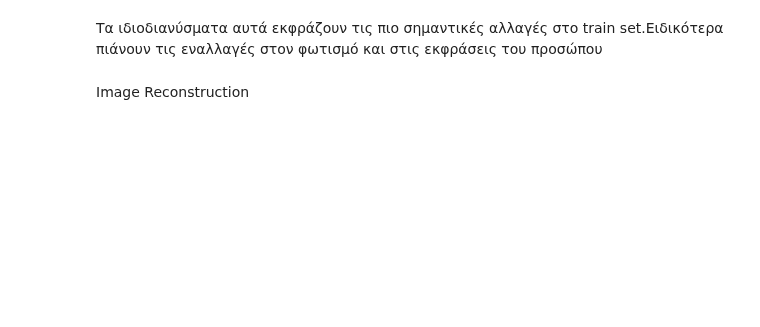
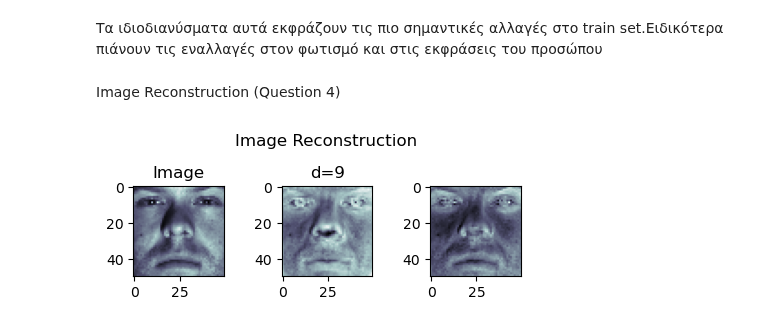
Before and after one commit to natedrake7/MachineLearning, a Jupyter notebook: Project2/project2.ipynb, the cells around one changed output. Saved outputs shown, nothing was run; the diff lists cells and outputs as text; code cells hidden in the pictures; blank space fills up the shorter version.

```diff
--- a/Project2/project2.ipynb
+++ b/Project2/project2.ipynb
@@ -93,3 +85,17 @@ def ImageReconstrunction(eigenvectors,pca,image):
+# %%
+def ShowImage(image9,image30,image):
+    plt.figure(figsize=(15,4)) #set figure size
+    ax1 = plt.subplot(3,8,1) #sublot 1
+    plt.imshow(image.reshape(50,50),cmap='bone') #original image
+    ax1.set_title('Image') #title
+    ax2 = plt.subplot(3,8,2) #sublot 2
+    plt.imshow(image9,cmap='bone') #image with 9 eigenvectors used to reconstruct
+    ax2.set_title('d=9') #title
+    ax3 = plt.subplot(3,8,3) #sublot 3
+    plt.imshow(image30,cmap='bone') #image with 30 eigenvectors used to reconstruct
+    ax3.set_title('d=30') #title (for some reason not wotking when main title is added)
+    plt.title('Image Reconstruction',x=-1.15,y=1.75,pad=-20) #set title
+    plt.show()
 # %% [markdown]
 Face Recognition
 # %%
@@ -97,23 +103,22 @@ def FaceRecognition():
     train_data,train_labels = LoadImages('./faces',1) #load our training data
     pca,knn,eigenvectors = TrainEigenFaces(train_data,train_labels,9) #perform face recognition with 9 vectors first
     print("Accuracy Scores for 9 vectors")
-    rand = random.randint(1,5)
     for i in range (1,6):
         test_data,test_labels = LoadImages('./faces',i) #load test sets
-        if i == rand:
-            ImageReconstrunction(eigenvectors,pca,test_data[i])
+        if i == 2: #get a random image from the set (for image reconstruction)
+            Image9 = ImageReconstrunction(eigenvectors,pca,test_data[i]) #reconstruct image  with 9 eigenvectors (for next question)
         predicted_labels = TestEigenFaces(pca,knn,test_data) #test each set
         print(f"Set {i} : {accuracy_score(predicted_labels,test_labels)*100:.6f}%") #print accuracy of predicitons
     pca,knn,eigenvectors_2 = TrainEigenFaces(train_data,train_labels,30) #perform face recognition with 30 vectors
     print("Accuracy Score for 30 vectors")
-    rand = random.randint(1,5)
     for i in range (1,6):
         test_data,test_labels = LoadImages('./faces',i) #load test sets
-        if i == rand:
-            ImageReconstrunction(eigenvectors_2,pca,test_data[i])
+        if i == 2: #get the same image as on the previous iteration of the sets
+            Image30 = ImageReconstrunction(eigenvectors_2,pca,test_data[i])
+            image = test_data[i]
         predicted_labels = TestEigenFaces(pca,knn,test_data) #project set to eigen space and predict each image
         print(f"Set {i} : {accuracy_score(predicted_labels,test_labels)*100:.6f}%") #print accuracy
-    return eigenvectors
+    return eigenvectors,Image9,Image30,image,train_data
 # %% [markdown]
 Convert Eigen Vectors To Image
 # %%
@@ -125,0 +134,2 @@ def EigenVectorToImage(eigenvectors):
+# %%
+eigenvectors,image9,image30,image ,train_data= FaceRecognition() #Call the function to showcase the results
@@ -127,4 +160,4 @@ def EigenVectorToImage(eigenvectors):
 Τα ιδιοδιανύσματα αυτά εκφράζουν τις πιο σημαντικές αλλαγές στο train set.Ειδικότερα
 πιάνουν τις εναλλαγές στον φωτισμό και στις εκφράσεις του προσώπου
 # %% [markdown]
-Image Reconstruction
+Image Reconstruction (Question 4)
@@ -133,0 +164,4 @@ EigenVectorToImage(eigenvectors)
+# %%
+ShowImage(image9,image30,image)
+# %% [output]
+[figure, added]
```
Also changed, not shown: parts of 16 cells of this notebook.
